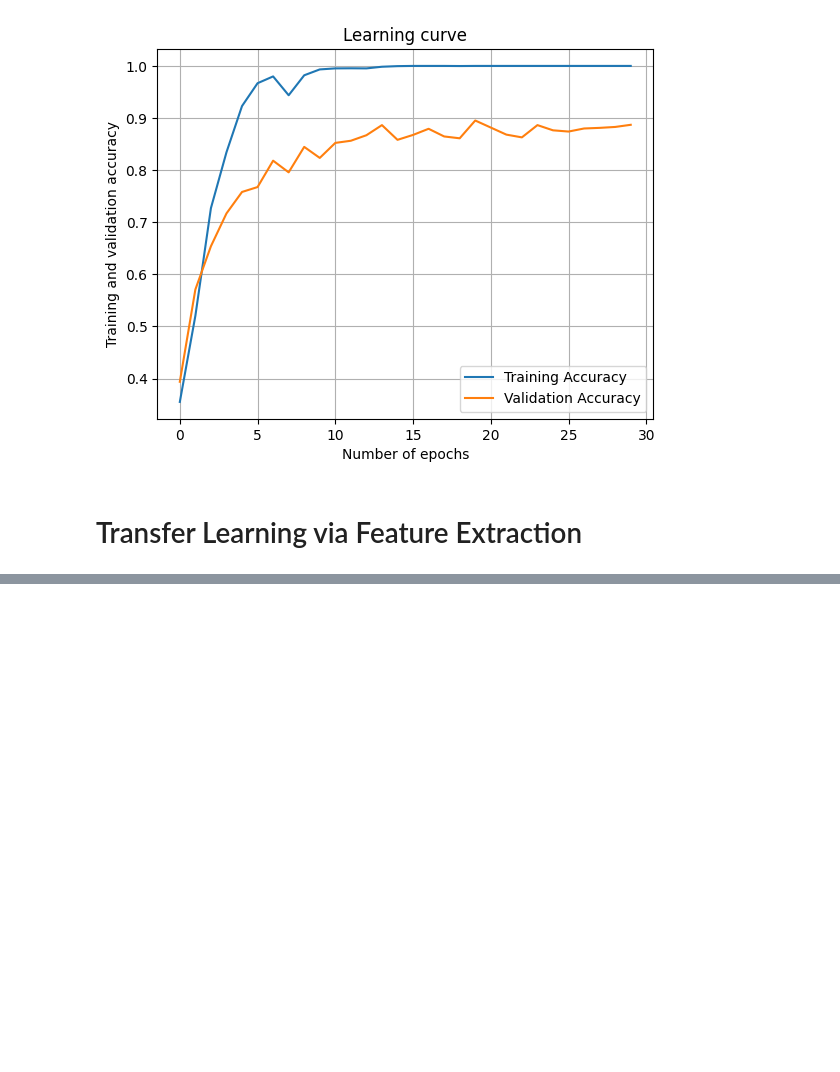
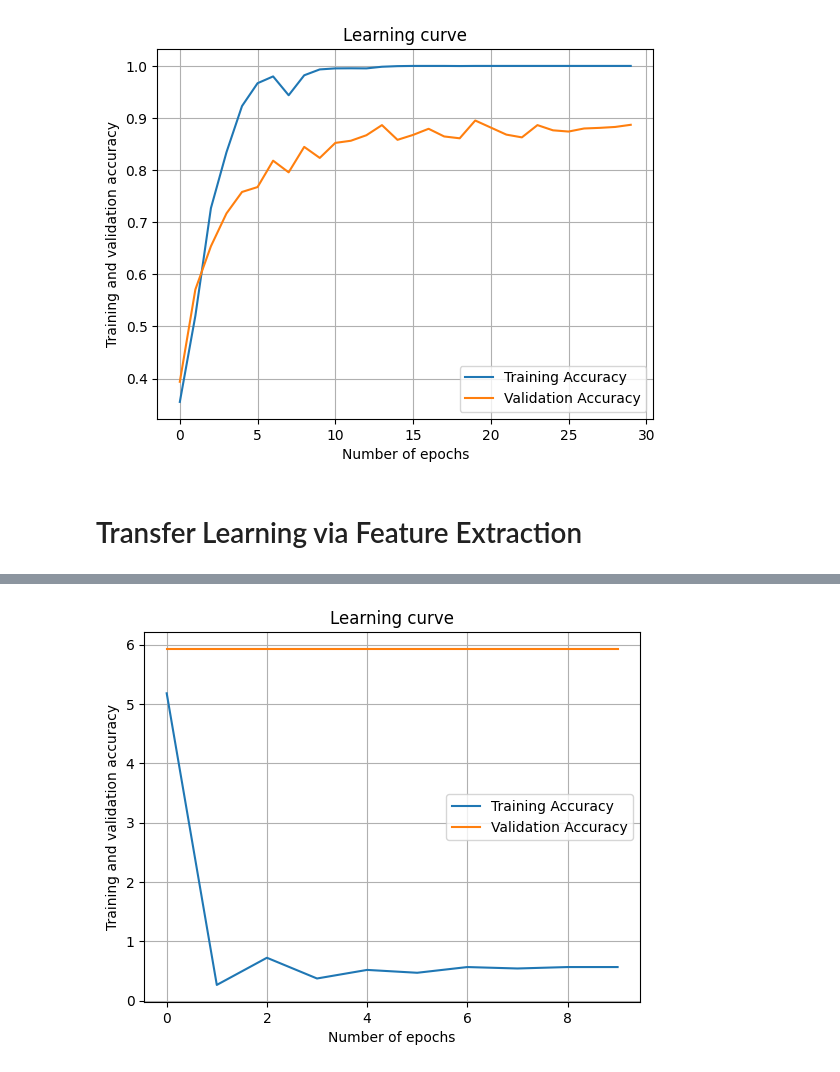
Before and after one commit to million-haileyesus/Machine_Learning_I, a Jupyter notebook: programming assignment.ipynb, the cells around one changed output, grey strips where cells are left out. Drawn from its saved outputs; the diff is of its cells as text; code cells hidden in the pictures; blank space fills up the shorter version.

```diff
--- a/programming assignment.ipynb
+++ b/programming assignment.ipynb
@@ -418,22 +418,19 @@ def freeze_all_model_training():
             loss.backward()
             optimizer.step()
 
-            _, predicted = torch.max(outputs, 1)
-            train_acc += (predicted == label).sum().item()
+            train_acc += (outputs == label).sum().item()
 
+        train_acc /= len(training_image_loader)
+        accuracy["training_accuracy"].append(train_acc)
 
         with torch.no_grad():
             model.eval()
             for image, label in zip(validation_image_loader, validation_target_loader):
                 outputs = model(image.float())
                 _, predicted = torch.max(outputs, 1)
-                val_acc += (predicted == label).sum().item()
+                val_acc += (outputs == label).sum().item()
 
-
-        train_acc = train_acc / len(original_training_img)
-        val_acc = val_acc / len(original_testing_img)
-
-        accuracy["training_accuracy"].append(train_acc)
+        val_acc /= len(validation_image_loader)
         accuracy["validation_accuracy"].append(val_acc)
 
-        return accuracy
+    return accuracy
@@ -441,0 +462,14 @@ accuracy = freeze_all_model_training()
+# %%
+def plot_resnet_learning_curve():
+    plt.plot(accuracy["training_accuracy"], label="Training Accuracy")
+    plt.plot(accuracy["validation_accuracy"], label="Validation Accuracy")
+    plt.xlabel("Number of epochs")
+    plt.ylabel("Training and validation accuracy")
+    plt.title("Learning curve")
+    plt.grid(True)
+    plt.legend()
+    plt.show()
+# %%
+plot_resnet_learning_curve()
+# %% [output]
+[figure, added]
```
Also changed, not shown: parts of 3 cells of this notebook.
